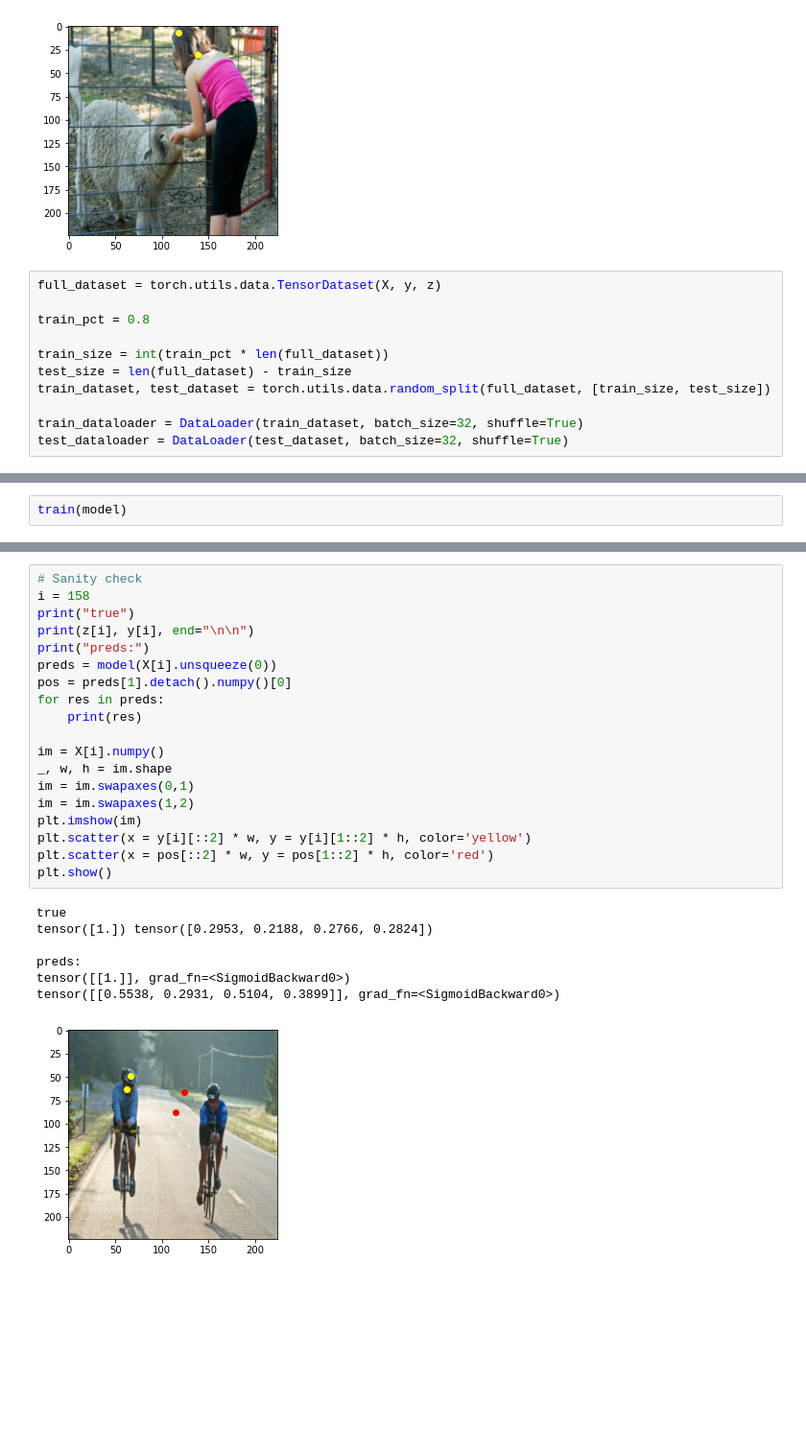
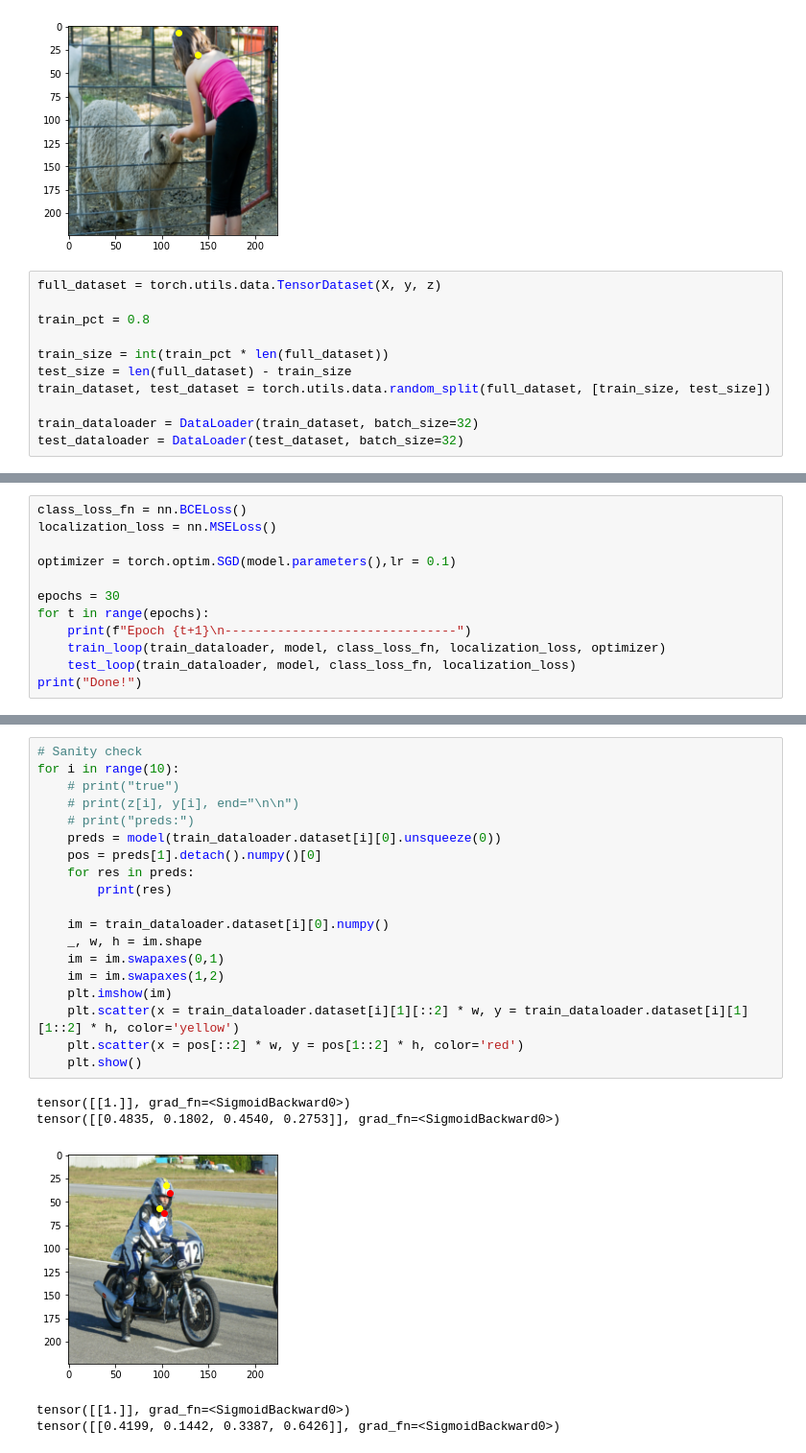
Before and after one commit to SebastianBitsch/face-detection, a Jupyter notebook: exploration.ipynb, the cells around one changed output, grey strips where cells are left out. Shown at 96% size. Cells and saved outputs as stored; diff of their text form; blank space fills up the shorter version.

Commit message:
trained a decent model

```diff
--- a/exploration.ipynb
+++ b/exploration.ipynb
@@ -213,5 +213,5 @@ train_size = int(train_pct * len(full_dataset))
 test_size = len(full_dataset) - train_size
 train_dataset, test_dataset = torch.utils.data.random_split(full_dataset, [train_size, test_size])
 
-train_dataloader = DataLoader(train_dataset, batch_size=32, shuffle=True)
-test_dataloader = DataLoader(test_dataset, batch_size=32, shuffle=True)
+train_dataloader = DataLoader(train_dataset, batch_size=32)
+test_dataloader = DataLoader(test_dataset, batch_size=32)
@@ -236,0 +254,12 @@ tensor(0.)
+# %%
+class_loss_fn = nn.BCELoss()
+localization_loss = nn.MSELoss()
+
+optimizer = torch.optim.SGD(model.parameters(),lr = 0.1)
+
+epochs = 30
+for t in range(epochs):
+    print(f"Epoch {t+1}\n-------------------------------")
+    train_loop(train_dataloader, model, class_loss_fn, localization_loss, optimizer)
+    test_loop(train_dataloader, model, class_loss_fn, localization_loss)
+print("Done!")
@@ -294,2 +343,0 @@ def train(model):
-# %%
-train(model)
@@ -298,27 +344,25 @@ Epoch 3 Accuracy 456.6666666666667 loss: 119.11305464431643  time:  4.2571874022
 # %%
 # Sanity check
-i = 158
-print("true")
-print(z[i], y[i], end="\n\n")
-print("preds:")
-preds = model(X[i].unsqueeze(0))
-pos = preds[1].detach().numpy()[0]
-for res in preds:
-    print(res)
+for i in range(10):
+    # print("true")
+    # print(z[i], y[i], end="\n\n")
+    # print("preds:")
+    preds = model(train_dataloader.dataset[i][0].unsqueeze(0))
+    pos = preds[1].detach().numpy()[0]
+    for res in preds:
+        print(res)
 
-im = X[i].numpy()
-_, w, h = im.shape
-im = im.swapaxes(0,1)
-im = im.swapaxes(1,2)
-plt.imshow(im)
-plt.scatter(x = y[i][::2] * w, y = y[i][1::2] * h, color='yellow')
-plt.scatter(x = pos[::2] * w, y = pos[1::2] * h, color='red')
-plt.show()
+    im = train_dataloader.dataset[i][0].numpy()
+    _, w, h = im.shape
+    im = im.swapaxes(0,1)
+    im = im.swapaxes(1,2)
+    plt.imshow(im)
+    plt.scatter(x = train_dataloader.dataset[i][1][::2] * w, y = train_dataloader.dataset[i][1][1::2] * h, color='yellow')
+    plt.scatter(x = pos[::2] * w, y = pos[1::2] * h, color='red')
+    plt.show()
 # %% [output]
-true
-tensor([1.]) tensor([0.2953, 0.2188, 0.2766, 0.2824])
-
-preds:
 tensor([[1.]], grad_fn=<SigmoidBackward0>)
-tensor([[0.5538, 0.2931, 0.5104, 0.3899]], grad_fn=<SigmoidBackward0>)
+tensor([[0.4835, 0.1802, 0.4540, 0.2753]], grad_fn=<SigmoidBackward0>)
-[figure, old version]
+[figure, new version]
+tensor([[1.]], grad_fn=<SigmoidBackward0>)
+tensor([[0.4199, 0.1442, 0.3387, 0.6426]], grad_fn=<SigmoidBackward0>)
```
Also changed, not shown: parts of 10 cells of this notebook, 1 other file.
